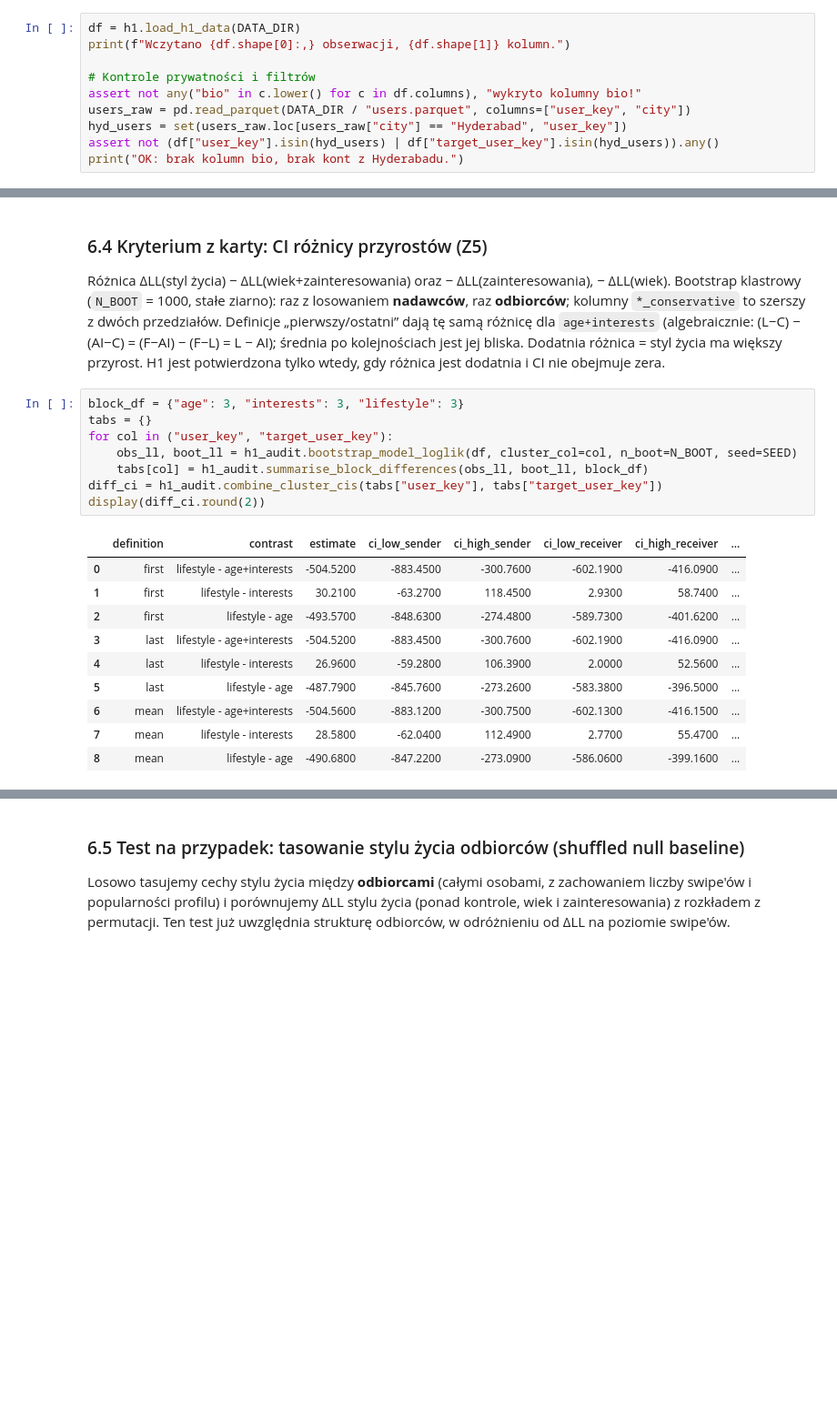
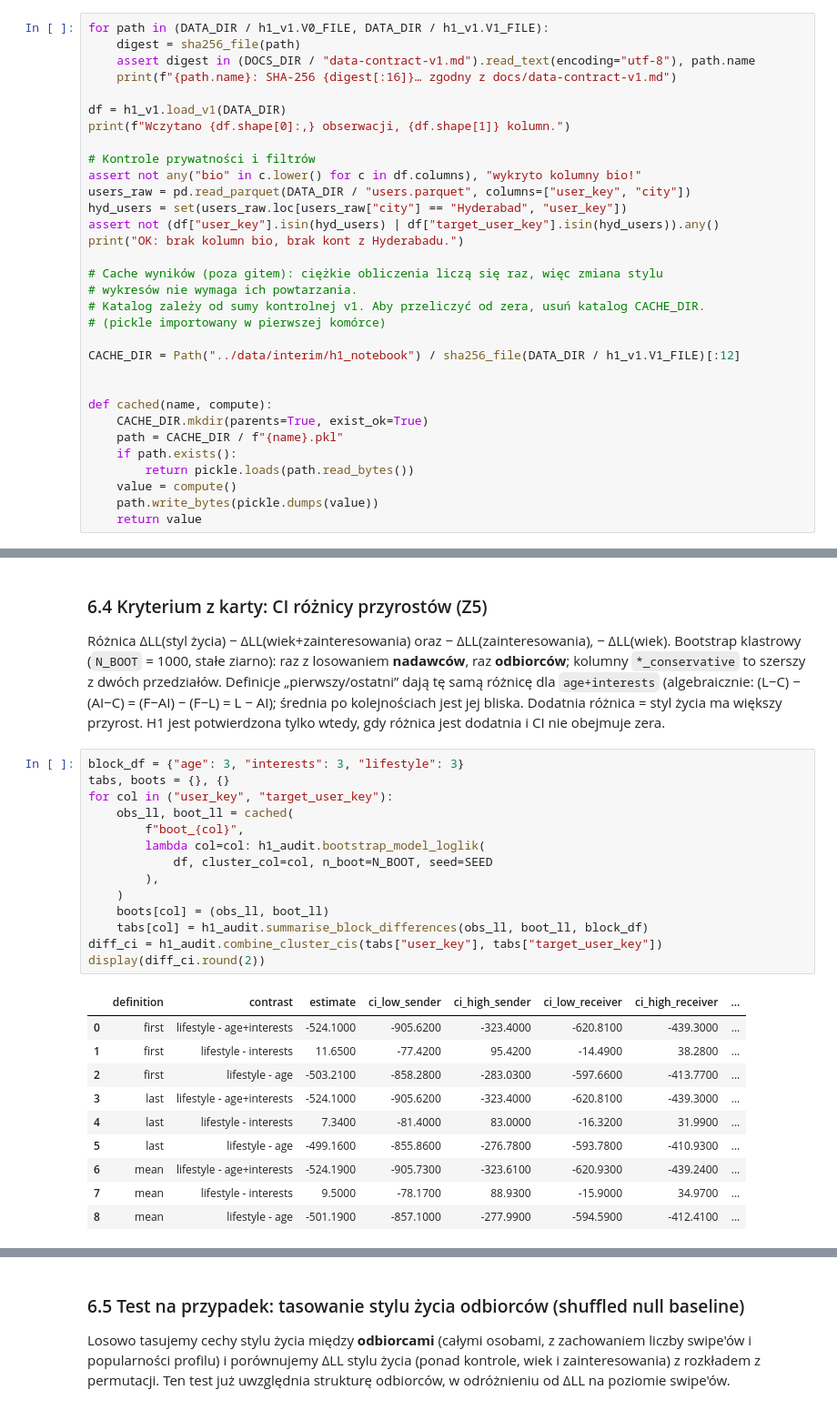
Before and after one commit to banacchini/digital-media-analysis, a Jupyter notebook: notebooks/h1-hypothesis-rendered.ipynb, the cells around one changed output, grey strips where cells are left out. Shown at 91% size. Drawn from its saved outputs; the diff is of its cells as text; blank space fills up the shorter version.

```diff
--- a/notebooks/h1-hypothesis-rendered.ipynb
+++ b/notebooks/h1-hypothesis-rendered.ipynb
@@ -79,5 +84,10 @@ Schemat był rozszerzany wstecznie zgodnie: dodano kolumny (IDF-Jaccard, sufit t
 # %%
-df = h1.load_h1_data(DATA_DIR)
+for path in (DATA_DIR / h1_v1.V0_FILE, DATA_DIR / h1_v1.V1_FILE):
+    digest = sha256_file(path)
+    assert digest in (DOCS_DIR / "data-contract-v1.md").read_text(encoding="utf-8"), path.name
+    print(f"{path.name}: SHA-256 {digest[:16]}… zgodny z docs/data-contract-v1.md")
+
+df = h1_v1.load_v1(DATA_DIR)
 print(f"Wczytano {df.shape[0]:,} obserwacji, {df.shape[1]} kolumn.")
 
 # Kontrole prywatności i filtrów
@@ -86,4 +96,21 @@ users_raw = pd.read_parquet(DATA_DIR / "users.parquet", columns=["user_key", "ci
 hyd_users = set(users_raw.loc[users_raw["city"] == "Hyderabad", "user_key"])
 assert not (df["user_key"].isin(hyd_users) | df["target_user_key"].isin(hyd_users)).any()
 print("OK: brak kolumn bio, brak kont z Hyderabadu.")
+
+# Cache wyników (poza gitem): ciężkie obliczenia liczą się raz, więc zmiana stylu
+# wykresów nie wymaga ich powtarzania.
+# Katalog zależy od sumy kontrolnej v1. Aby przeliczyć od zera, usuń katalog CACHE_DIR.
+# (pickle importowany w pierwszej komórce)
+
+CACHE_DIR = Path("../data/interim/h1_notebook") / sha256_file(DATA_DIR / h1_v1.V1_FILE)[:12]
+
+
+def cached(name, compute):
+    CACHE_DIR.mkdir(parents=True, exist_ok=True)
+    path = CACHE_DIR / f"{name}.pkl"
+    if path.exists():
+        return pickle.loads(path.read_bytes())
+    value = compute()
+    path.write_bytes(pickle.dumps(value))
+    return value
 # %% [output]
@@ -530,20 +603,26 @@ Definicje „pierwszy/ostatni” dają tę samą różnicę dla `age+interests`
 Dodatnia różnica = styl życia ma większy przyrost. H1 jest potwierdzona tylko wtedy, gdy różnica jest dodatnia i CI nie obejmuje zera.
 # %%
 block_df = {"age": 3, "interests": 3, "lifestyle": 3}
-tabs = {}
+tabs, boots = {}, {}
 for col in ("user_key", "target_user_key"):
-    obs_ll, boot_ll = h1_audit.bootstrap_model_loglik(df, cluster_col=col, n_boot=N_BOOT, seed=SEED)
+    obs_ll, boot_ll = cached(
+        f"boot_{col}",
+        lambda col=col: h1_audit.bootstrap_model_loglik(
+            df, cluster_col=col, n_boot=N_BOOT, seed=SEED
+        ),
+    )
+    boots[col] = (obs_ll, boot_ll)
     tabs[col] = h1_audit.summarise_block_differences(obs_ll, boot_ll, block_df)
 diff_ci = h1_audit.combine_cluster_cis(tabs["user_key"], tabs["target_user_key"])
 display(diff_ci.round(2))
 # %% [output]
 |  | definition | contrast | estimate | ci_low_sender | ci_high_sender | ci_low_receiver | ci_high_receiver | ... |
-| 0 | first | lifestyle - age+interests | -504.5200 | -883.4500 | -300.7600 | -602.1900 | -416.0900 | ... |
-| 1 | first | lifestyle - interests | 30.2100 | -63.2700 | 118.4500 | 2.9300 | 58.7400 | ... |
-| 2 | first | lifestyle - age | -493.5700 | -848.6300 | -274.4800 | -589.7300 | -401.6200 | ... |
-| 3 | last | lifestyle - age+interests | -504.5200 | -883.4500 | -300.7600 | -602.1900 | -416.0900 | ... |
-| 4 | last | lifestyle - interests | 26.9600 | -59.2800 | 106.3900 | 2.0000 | 52.5600 | ... |
-| 5 | last | lifestyle - age | -487.7900 | -845.7600 | -273.2600 | -583.3800 | -396.5000 | ... |
-| 6 | mean | lifestyle - age+interests | -504.5600 | -883.1200 | -300.7500 | -602.1300 | -416.1500 | ... |
-| 7 | mean | lifestyle - interests | 28.5800 | -62.0400 | 112.4900 | 2.7700 | 55.4700 | ... |
-| 8 | mean | lifestyle - age | -490.6800 | -847.2200 | -273.0900 | -586.0600 | -399.1600 | ... |
+| 0 | first | lifestyle - age+interests | -524.1000 | -905.6200 | -323.4000 | -620.8100 | -439.3000 | ... |
+| 1 | first | lifestyle - interests | 11.6500 | -77.4200 | 95.4200 | -14.4900 | 38.2800 | ... |
+| 2 | first | lifestyle - age | -503.2100 | -858.2800 | -283.0300 | -597.6600 | -413.7700 | ... |
+| 3 | last | lifestyle - age+interests | -524.1000 | -905.6200 | -323.4000 | -620.8100 | -439.3000 | ... |
+| 4 | last | lifestyle - interests | 7.3400 | -81.4000 | 83.0000 | -16.3200 | 31.9900 | ... |
+| 5 | last | lifestyle - age | -499.1600 | -855.8600 | -276.7800 | -593.7800 | -410.9300 | ... |
+| 6 | mean | lifestyle - age+interests | -524.1900 | -905.7300 | -323.6100 | -620.9300 | -439.2400 | ... |
+| 7 | mean | lifestyle - interests | 9.5000 | -78.1700 | 88.9300 | -15.9000 | 34.9700 | ... |
+| 8 | mean | lifestyle - age | -501.1900 | -857.1000 | -277.9900 | -594.5900 | -412.4100 | ... |
```
Also changed, not shown: parts of 39 cells of this notebook, 37 other files.
